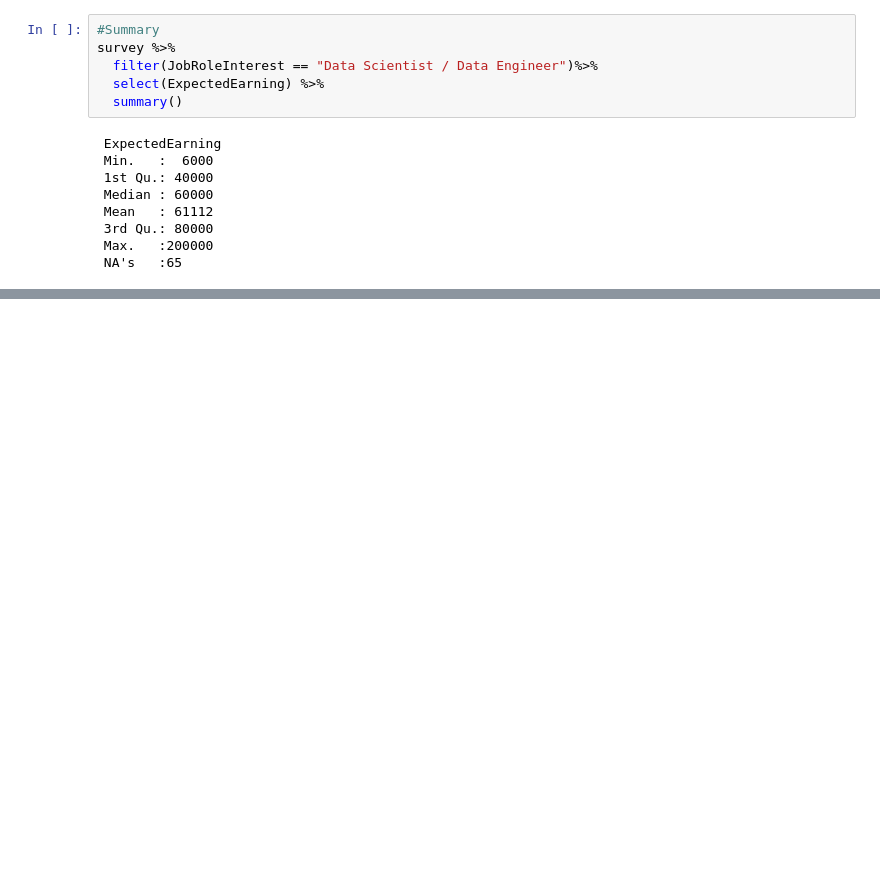
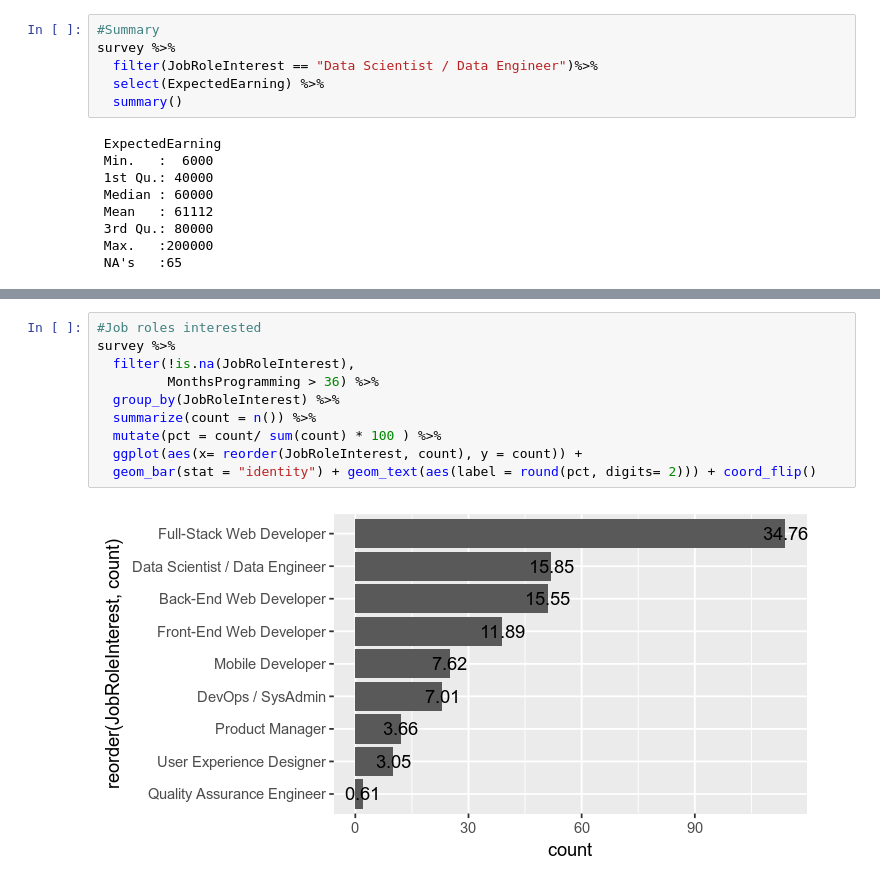
Before and after one commit to emuhsina/new_coder_survey_2016, a Jupyter notebook: new_coder_survey.ipynb, the cells around one changed output, grey strips where cells are left out. Drawn from its saved outputs; the diff is of its cells as text; blank space fills up the shorter version.

```diff
--- a/new_coder_survey.ipynb
+++ b/new_coder_survey.ipynb
@@ -468,0 +518,12 @@ survey %>%
+# %%
+#Job roles interested
+survey %>%
+  filter(!is.na(JobRoleInterest),
+         MonthsProgramming > 36) %>%
+  group_by(JobRoleInterest) %>%
+  summarize(count = n()) %>%
+  mutate(pct = count/ sum(count) * 100 ) %>%
+  ggplot(aes(x= reorder(JobRoleInterest, count), y = count)) +
+  geom_bar(stat = "identity") + geom_text(aes(label = round(pct, digits= 2))) + coord_flip()
+# %% [output]
+[figure, added]
```
Also changed, not shown: parts of 14 cells of this notebook.
